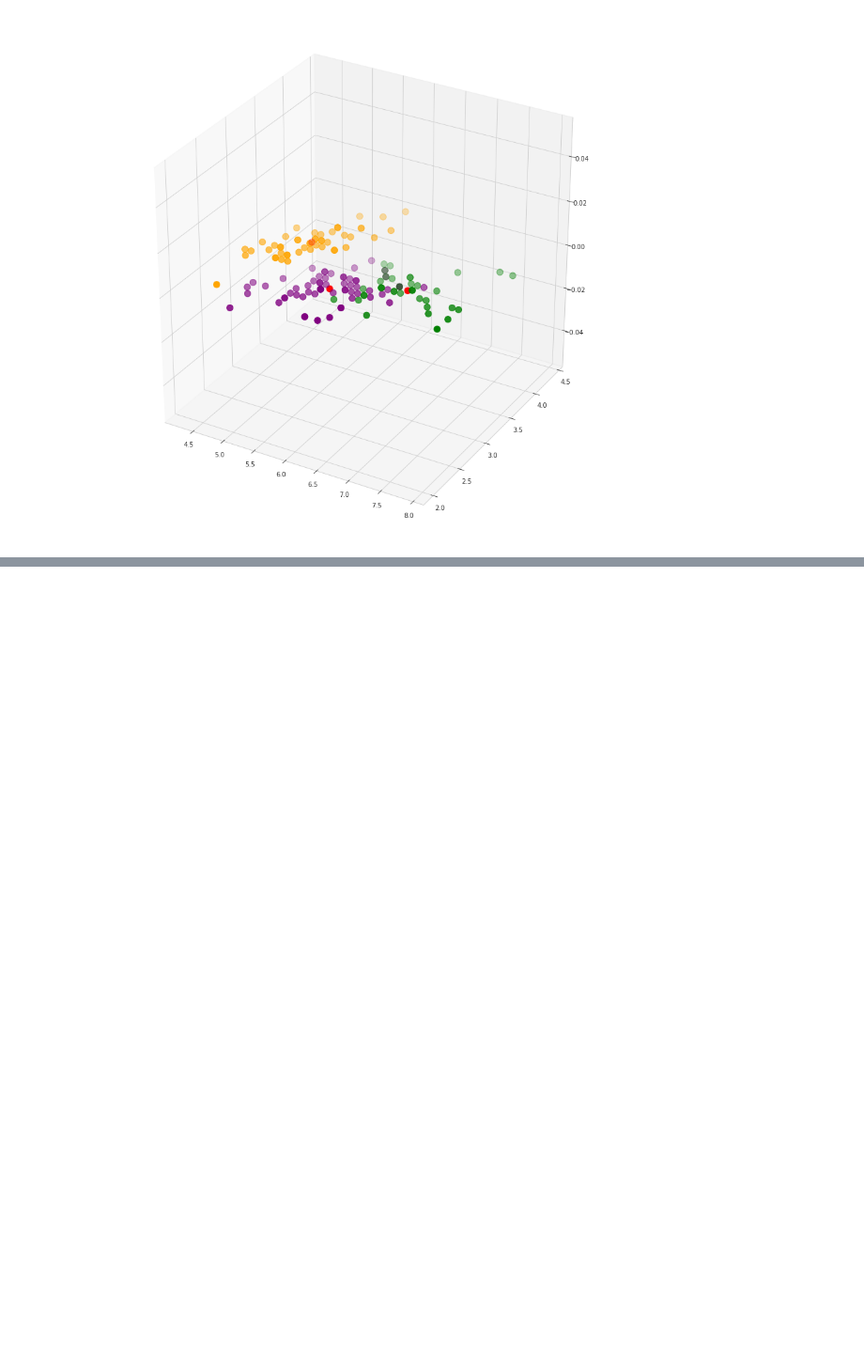
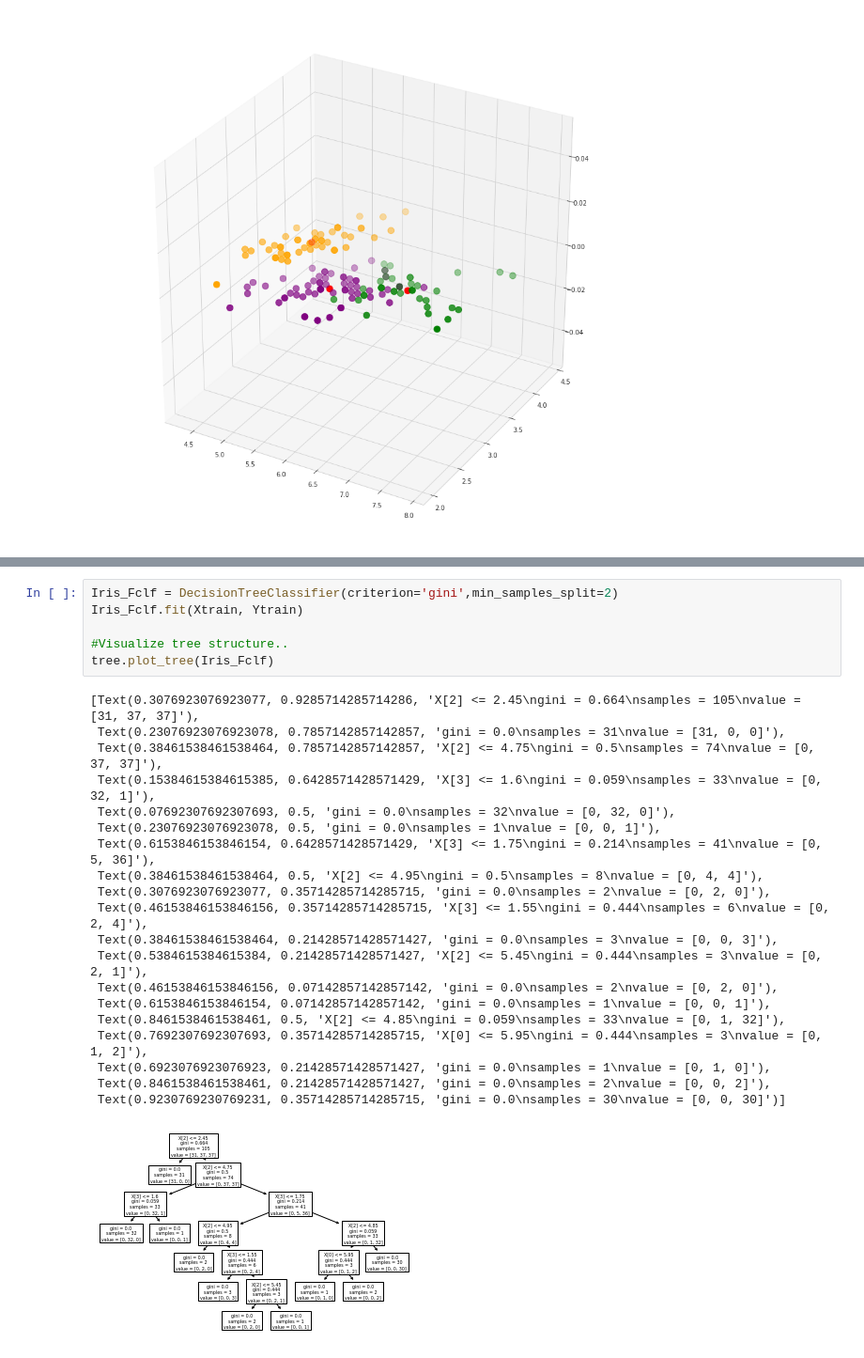
Before and after one commit to Rosita19/datamining, a Jupyter notebook: _sources/Penambangan Data.ipynb, the cells around one changed output, grey strips where cells are left out. Shown at 94% size. Drawn from its saved outputs; the diff is of its cells as text; blank space fills up the shorter version.

```diff
--- a/_sources/Penambangan Data.ipynb
+++ b/_sources/Penambangan Data.ipynb
@@ -1018,0 +1117,27 @@ plt.show()
+# %%
+Iris_Fclf = DecisionTreeClassifier(criterion='gini',min_samples_split=2)
+Iris_Fclf.fit(Xtrain, Ytrain)
+
+#Visualize tree structure..
+tree.plot_tree(Iris_Fclf)
+# %% [output]
+[Text(0.3076923076923077, 0.9285714285714286, 'X[2] <= 2.45\ngini = 0.664\nsamples = 105\nvalue = [31, 37, 37]'),
+ Text(0.23076923076923078, 0.7857142857142857, 'gini = 0.0\nsamples = 31\nvalue = [31, 0, 0]'),
+ Text(0.38461538461538464, 0.7857142857142857, 'X[2] <= 4.75\ngini = 0.5\nsamples = 74\nvalue = [0, 37, 37]'),
+ Text(0.15384615384615385, 0.6428571428571429, 'X[3] <= 1.6\ngini = 0.059\nsamples = 33\nvalue = [0, 32, 1]'),
+ Text(0.07692307692307693, 0.5, 'gini = 0.0\nsamples = 32\nvalue = [0, 32, 0]'),
+ Text(0.23076923076923078, 0.5, 'gini = 0.0\nsamples = 1\nvalue = [0, 0, 1]'),
+ Text(0.6153846153846154, 0.6428571428571429, 'X[3] <= 1.75\ngini = 0.214\nsamples = 41\nvalue = [0, 5, 36]'),
+ Text(0.38461538461538464, 0.5, 'X[2] <= 4.95\ngini = 0.5\nsamples = 8\nvalue = [0, 4, 4]'),
+ Text(0.3076923076923077, 0.35714285714285715, 'gini = 0.0\nsamples = 2\nvalue = [0, 2, 0]'),
+ Text(0.46153846153846156, 0.35714285714285715, 'X[3] <= 1.55\ngini = 0.444\nsamples = 6\nvalue = [0, 2, 4]'),
+ Text(0.38461538461538464, 0.21428571428571427, 'gini = 0.0\nsamples = 3\nvalue = [0, 0, 3]'),
+ Text(0.5384615384615384, 0.21428571428571427, 'X[2] <= 5.45\ngini = 0.444\nsamples = 3\nvalue = [0, 2, 1]'),
+ Text(0.46153846153846156, 0.07142857142857142, 'gini = 0.0\nsamples = 2\nvalue = [0, 2, 0]'),
+ Text(0.6153846153846154, 0.07142857142857142, 'gini = 0.0\nsamples = 1\nvalue = [0, 0, 1]'),
+ Text(0.8461538461538461, 0.5, 'X[2] <= 4.85\ngini = 0.059\nsamples = 33\nvalue = [0, 1, 32]'),
+ Text(0.7692307692307693, 0.35714285714285715, 'X[0] <= 5.95\ngini = 0.444\nsamples = 3\nvalue = [0, 1, 2]'),
+ Text(0.6923076923076923, 0.21428571428571427, 'gini = 0.0\nsamples = 1\nvalue = [0, 1, 0]'),
+ Text(0.8461538461538461, 0.21428571428571427, 'gini = 0.0\nsamples = 2\nvalue = [0, 0, 2]'),
+ Text(0.9230769230769231, 0.35714285714285715, 'gini = 0.0\nsamples = 30\nvalue = [0, 0, 30]')]
+[figure, added]
```
Also changed, not shown: parts of 25 cells of this notebook, 12 other files.
